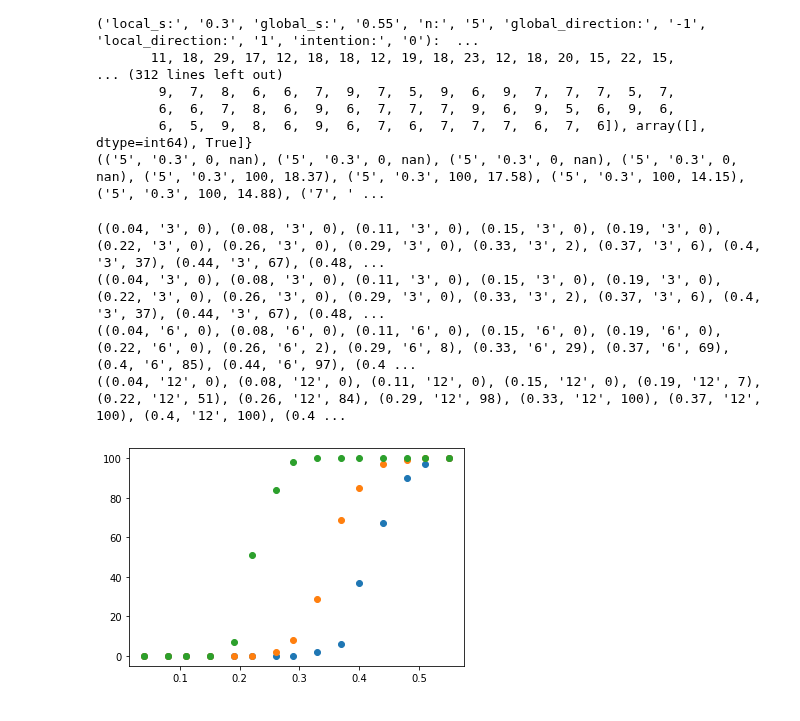
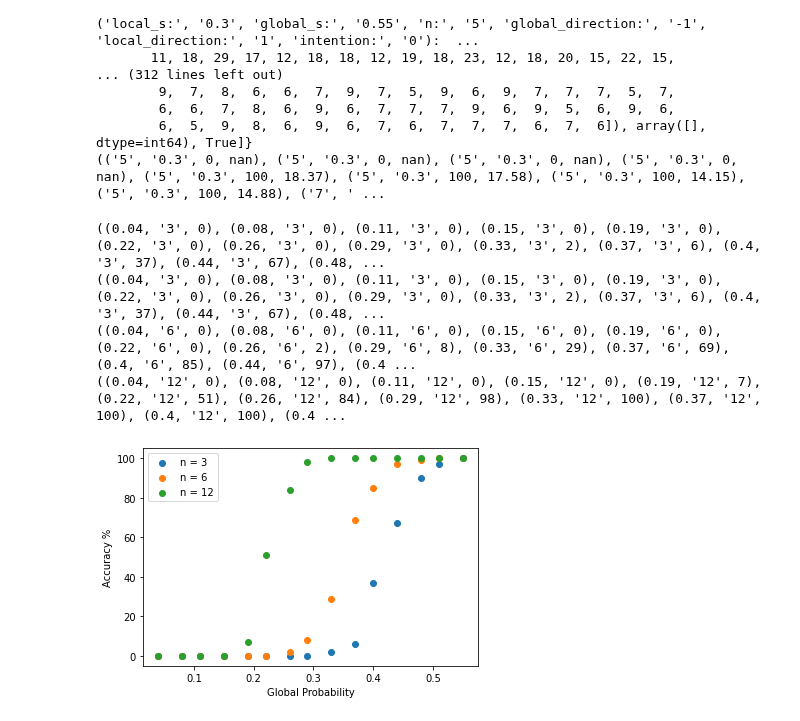
Before and after one commit to yGit741/comdepri, a Jupyter notebook: local_global_simulation_basics.ipynb, the cells around one changed output. Cells and saved outputs as stored; diff of their text form; code cells hidden in the pictures.

Commit message:
graph updated to include legend and labels

```diff
--- a/local_global_simulation_basics.ipynb
+++ b/local_global_simulation_basics.ipynb
@@ -228,32 +228,36 @@ str_to_search = f"local_s: {local_s}"
 str_to_search_2 = f"global_direction: {global_direction}"
 str_to_search_3 = f"local_direction: {local_direction}"
 str_to_search_4 = f"global_s: {global_s}"
 str_5 = f"intention: {intention}"
 
 
 
 
 filtered = {key: value for key, value in result_dict.items() if str_to_search in key and str_to_search_2 in key and str_to_search_3 in key and str_to_search_4 in key and str_5 in key}
 
 #decide on values for graph
 #this creates a tuple of the parameters as the key and maps to the value decided on
 dictionary_map = dict(map( lambda x: (tuple(x[0].split(" ")),x[1]), filtered.items()))
 #this creates a tuple between the certain relevant index (or few indexes of the parameter) and the value (length or average)
 tuple_for_graph = tuple(map(lambda x: (round(float(x[0][x[0].index('g_prob:')+1]),2), x[0][x[0].index('n:')+1], len(x[1][0])), dictionary_map.items()))
 print(tuple_for_graph)
 #x,n_l,y=zip(*tuple_for_graph)
 #print(x, n_l, y)
 for n in [3,6,12]:
   tuple_filtered = tuple([(x,y,z) for (x,y,z) in tuple_for_graph if y==f"{n}"])
   print(tuple_filtered)
   x,y,z = zip(*tuple_filtered)
-  plt.scatter(x,z)
+  plt.scatter(x,z, label = f"n = {n}")
 
 #plt.scatter(x,y)
+plt.xlabel("Global Probability")
+plt.ylabel("Accuracy %")
+
+plt.legend()
 plt.show()
 # %% [output]
 ((0.04, '3', 0), (0.08, '3', 0), (0.11, '3', 0), (0.15, '3', 0), (0.19, '3', 0), (0.22, '3', 0), (0.26, '3', 0), (0.29, '3', 0), (0.33, '3', 2), (0.37, '3', 6), (0.4, '3', 37), (0.44, '3', 67), (0.48, ...
 ((0.04, '3', 0), (0.08, '3', 0), (0.11, '3', 0), (0.15, '3', 0), (0.19, '3', 0), (0.22, '3', 0), (0.26, '3', 0), (0.29, '3', 0), (0.33, '3', 2), (0.37, '3', 6), (0.4, '3', 37), (0.44, '3', 67), (0.48, ...
 ((0.04, '6', 0), (0.08, '6', 0), (0.11, '6', 0), (0.15, '6', 0), (0.19, '6', 0), (0.22, '6', 0), (0.26, '6', 2), (0.29, '6', 8), (0.33, '6', 29), (0.37, '6', 69), (0.4, '6', 85), (0.44, '6', 97), (0.4 ...
 ((0.04, '12', 0), (0.08, '12', 0), (0.11, '12', 0), (0.15, '12', 0), (0.19, '12', 7), (0.22, '12', 51), (0.26, '12', 84), (0.29, '12', 98), (0.33, '12', 100), (0.37, '12', 100), (0.4, '12', 100), (0.4 ...
-[figure, old version]
+[figure, new version]
```
